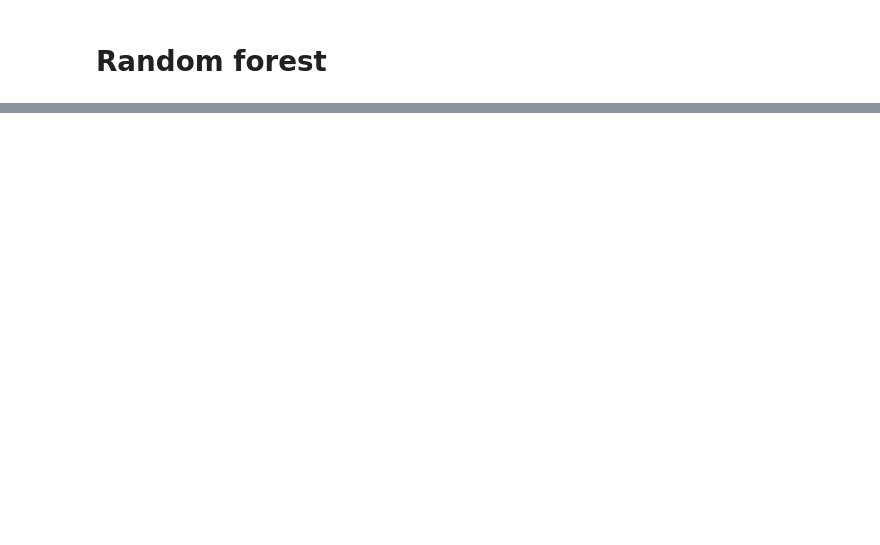
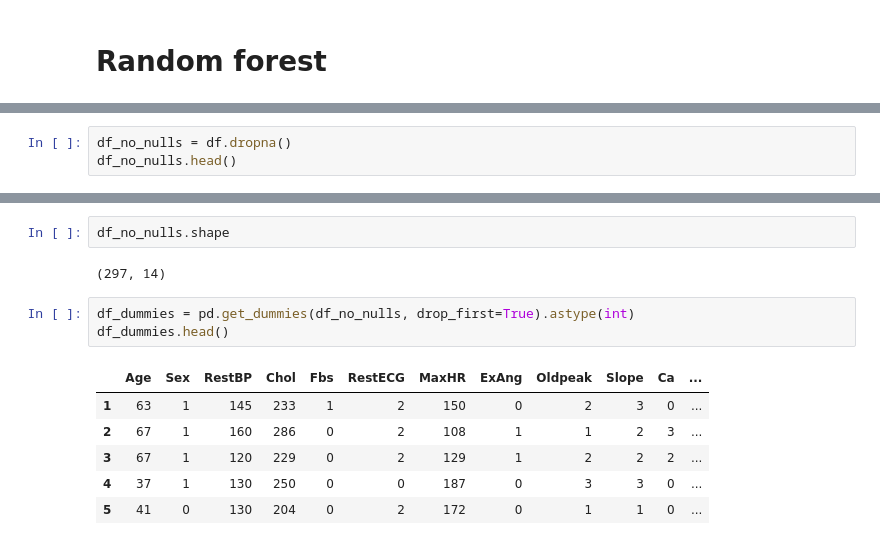
Before and after one commit to mdsw84gmailcom/machine_learning_marian_desilva_mlops25, a Jupyter notebook: code-alongs/06_random_forest/random_forest.ipynb, the cells around one changed output, grey strips where cells are left out. Saved outputs shown, nothing was run; the diff lists cells and outputs as text; blank space fills up the shorter version.

```diff
--- a/code-alongs/06_random_forest/random_forest.ipynb
+++ b/code-alongs/06_random_forest/random_forest.ipynb
@@ -16,0 +50,3 @@ df.info()
+# %%
+df_no_nulls = df.dropna()
+df_no_nulls.head()
@@ -16,0 +60,14 @@ df.info()
+# %%
+df_no_nulls.shape
+# %% [output]
+(297, 14)
+# %%
+df_dummies = pd.get_dummies(df_no_nulls, drop_first=True).astype(int)
+df_dummies.head()
+# %% [output]
+|  | Age | Sex | RestBP | Chol | Fbs | RestECG | MaxHR | ExAng | Oldpeak | Slope | Ca | ... |
+| 1 | 63 | 1 | 145 | 233 | 1 | 2 | 150 | 0 | 2 | 3 | 0 | ... |
+| 2 | 67 | 1 | 160 | 286 | 0 | 2 | 108 | 1 | 1 | 2 | 3 | ... |
+| 3 | 67 | 1 | 120 | 229 | 0 | 2 | 129 | 1 | 2 | 2 | 2 | ... |
+| 4 | 37 | 1 | 130 | 250 | 0 | 0 | 187 | 0 | 3 | 3 | 0 | ... |
+| 5 | 41 | 0 | 130 | 204 | 0 | 2 | 172 | 0 | 1 | 1 | 0 | ... |
```
Also changed, not shown: parts of 26 cells of this notebook, 4 other files.
